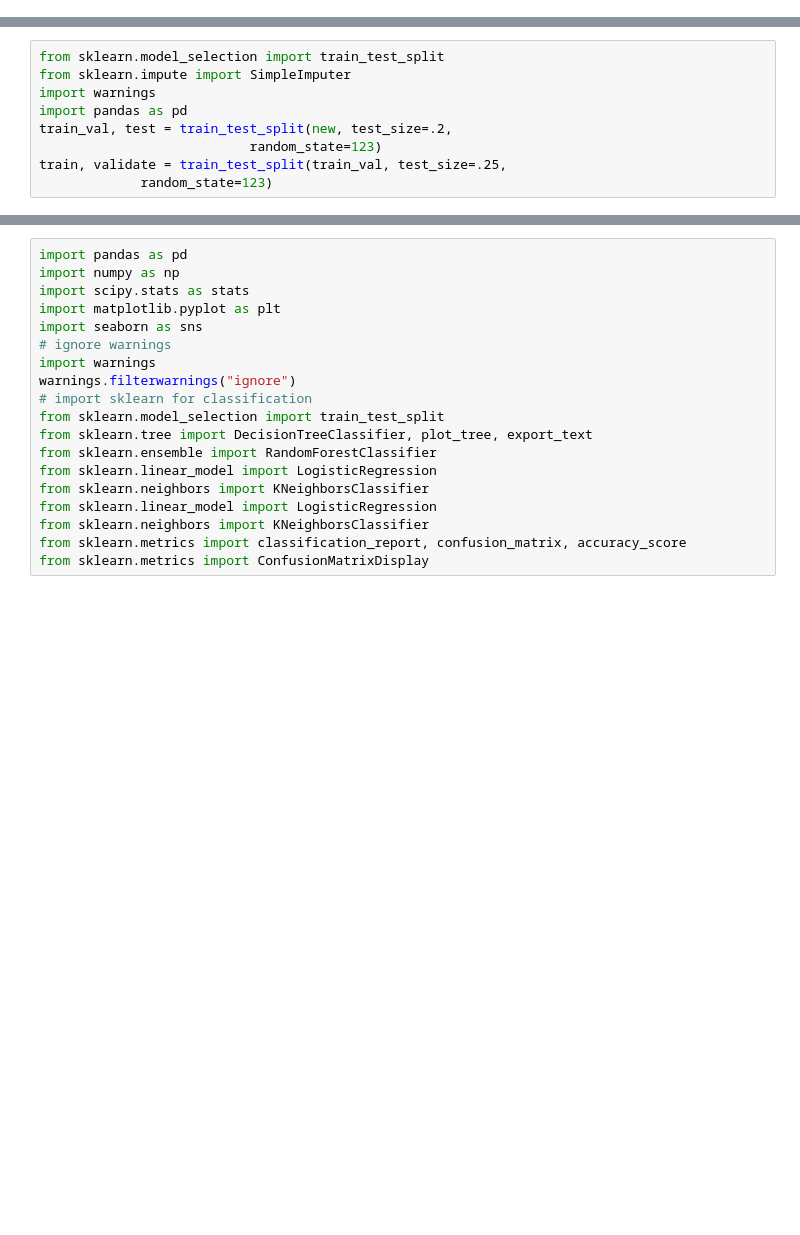
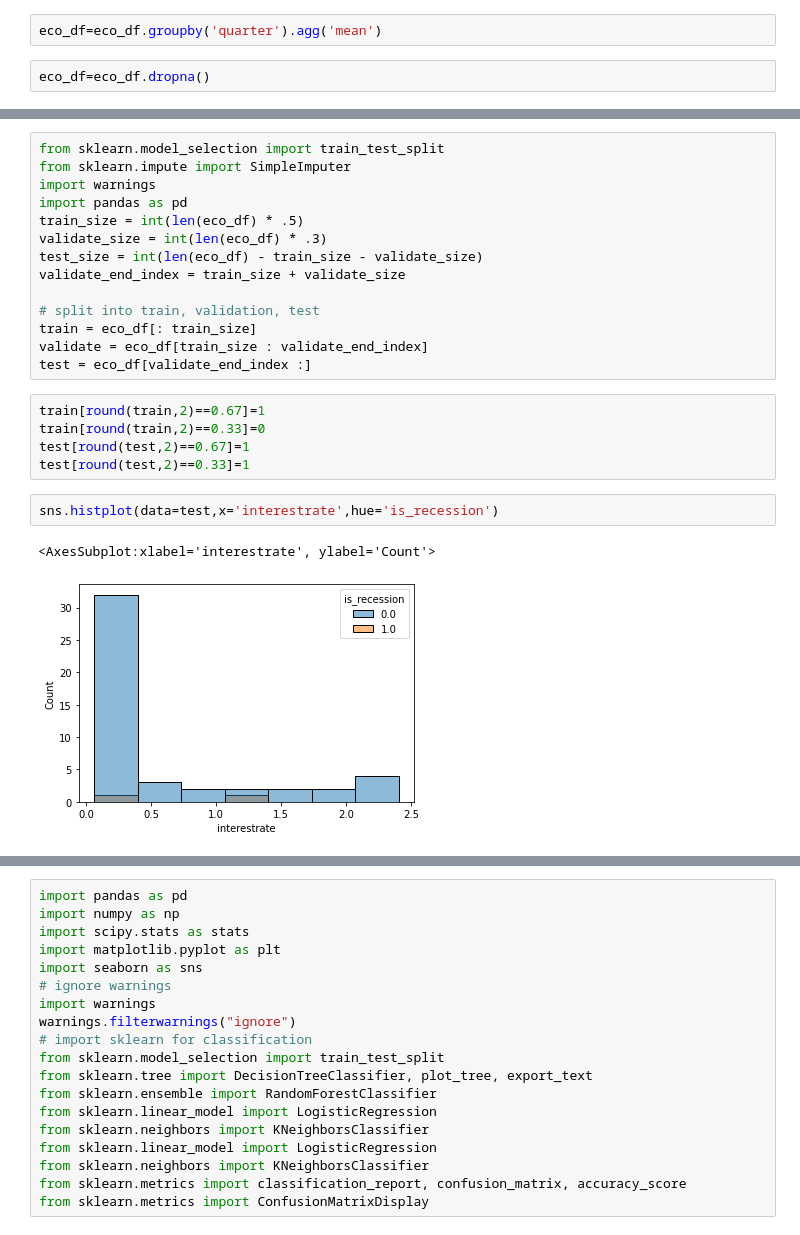
Before and after one commit to QinzhiChen/recession_prediction, a Jupyter notebook: Untitled.ipynb, the cells around one changed output, grey strips where cells are left out. Drawn from its saved outputs; the diff is of its cells as text; blank space fills up the shorter version.

```diff
--- a/Untitled.ipynb
+++ b/Untitled.ipynb
@@ -49,0 +29,4 @@ Name: RealGDP, Length: 302, dtype: float64
+# %%
+eco_df=eco_df.groupby('quarter').agg('mean')
+# %%
+eco_df=eco_df.dropna()
@@ -52,7 +43,22 @@ from sklearn.model_selection import train_test_split
 from sklearn.impute import SimpleImputer
 import warnings
 import pandas as pd
-train_val, test = train_test_split(new, test_size=.2,
-                           random_state=123)
-train, validate = train_test_split(train_val, test_size=.25,
-             random_state=123)
+train_size = int(len(eco_df) * .5)
+validate_size = int(len(eco_df) * .3)
+test_size = int(len(eco_df) - train_size - validate_size)
+validate_end_index = train_size + validate_size
+
+# split into train, validation, test
+train = eco_df[: train_size]
+validate = eco_df[train_size : validate_end_index]
+test = eco_df[validate_end_index :]
+# %%
+train[round(train,2)==0.67]=1
+train[round(train,2)==0.33]=0
+test[round(test,2)==0.67]=1
+test[round(test,2)==0.33]=1
+# %%
+sns.histplot(data=test,x='interestrate',hue='is_recession')
+# %% [output]
+<AxesSubplot:xlabel='interestrate', ylabel='Count'>
+[figure, added]
```
Also changed, not shown: parts of 37 cells of this notebook.
